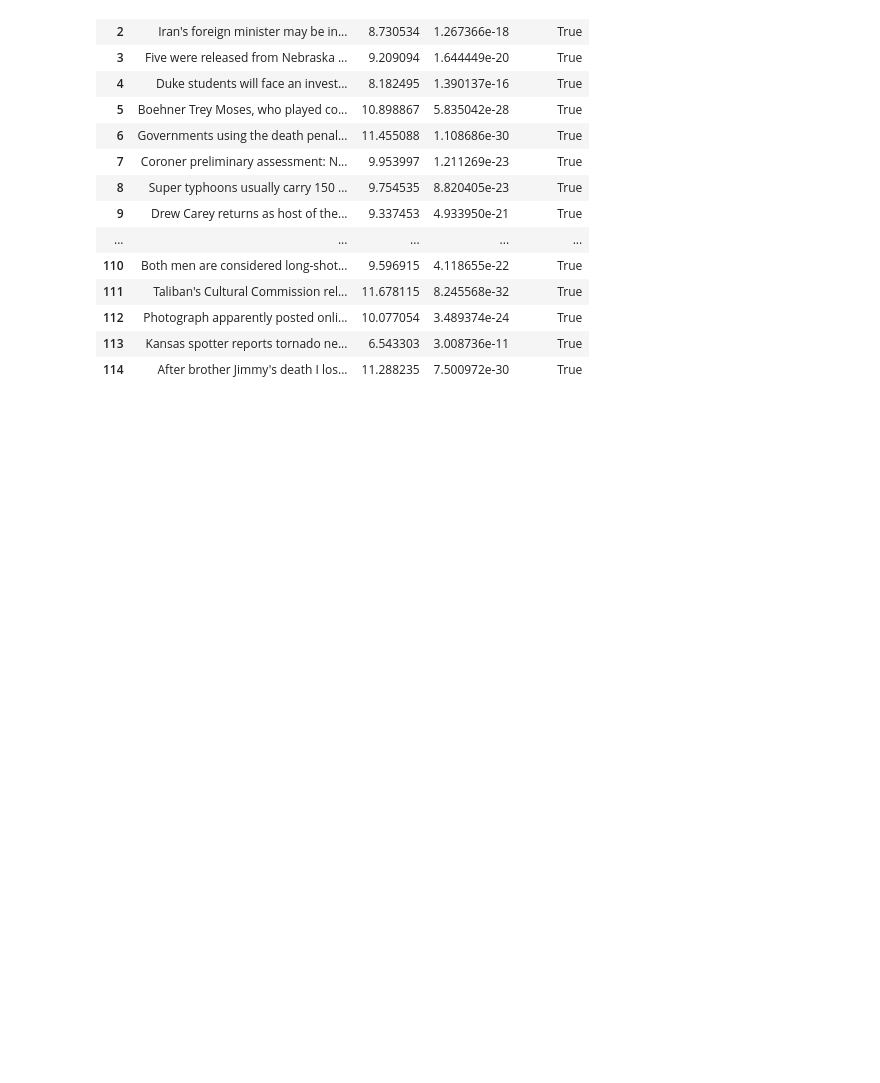
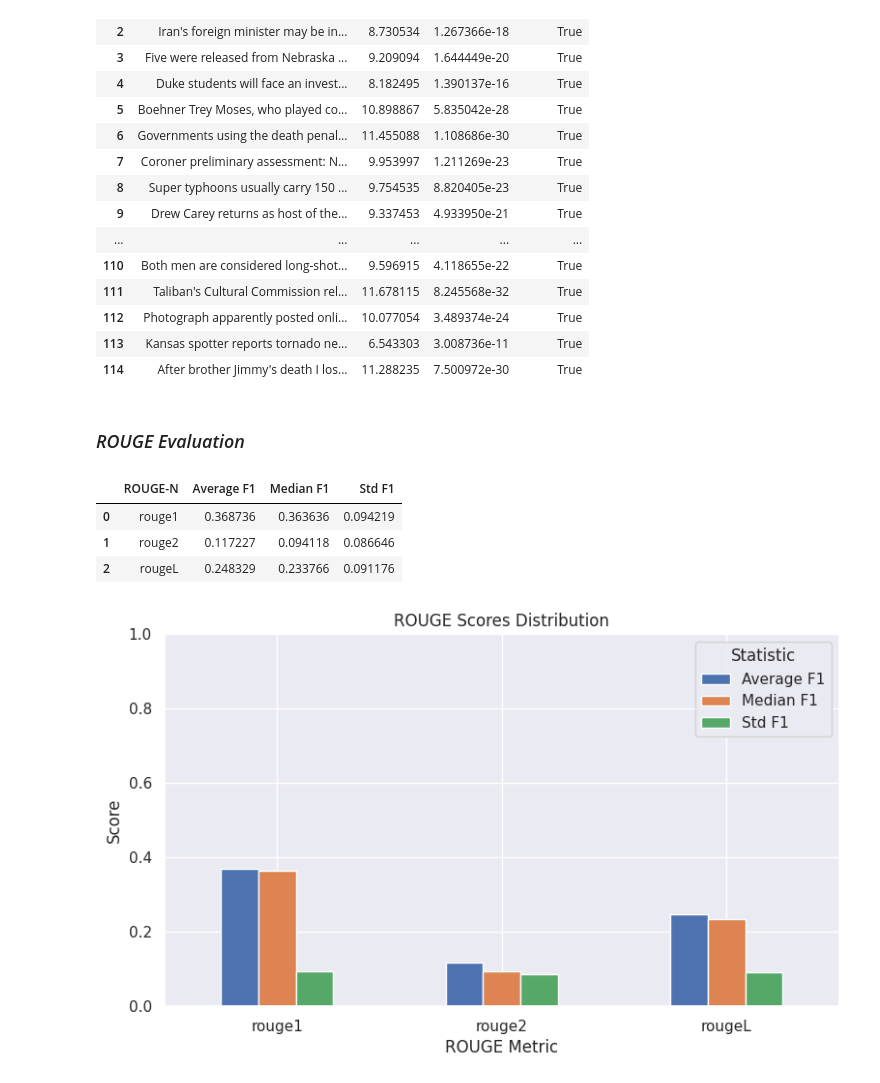
Before and after one commit to arman-hk/watermarking-sum, a Jupyter notebook: watermarking.ipynb, the cells around one changed output. Drawn from its saved outputs; the diff is of its cells as text; code cells hidden in the pictures; blank space fills up the shorter version.

```diff
--- a/watermarking.ipynb
+++ b/watermarking.ipynb
@@ -427,3 +433,55 @@ display(results_df)
 | 112 | Photograph apparently posted onli... | 10.077054 | 3.489374e-24 | True |
 | 113 | Kansas spotter reports tornado ne... | 6.543303 | 3.008736e-11 | True |
 | 114 | After brother Jimmy's death I los... | 11.288235 | 7.500972e-30 | True |
+# %% [markdown]
+### *ROUGE Evaluation*
+# %%
+reference_summaries = []
+
+for i in range(115):
+    article = dataset[i]["article"]
+    tokenized_input = tokenizer([article], max_length=1024, return_tensors="pt", truncation=True)
+
+    standard_summary_ids = model.generate(
+        tokenized_input["input_ids"],
+        max_length=150,
+        min_length=40,
+        length_penalty=2.0,
+        num_beams=4
+    )
+    standard_summary = tokenizer.batch_decode(standard_summary_ids, skip_special_tokens=True, clean_up_tokenization_spaces=False)[0]
+
+    reference_summaries.append(standard_summary)
+# %%
+from rouge_score import rouge_scorer
+
+watermarked_summaries = results_df["summary"].tolist()
+
+scorer = rouge_scorer.RougeScorer(["rouge1", "rouge2", "rougeL"], use_stemmer=True)
+rouge_scores = [scorer.score(ref, gen) for ref, gen in zip(reference_summaries, watermarked_summaries)]
+
+rouge_stats = {
+    "ROUGE-N": ["rouge1", "rouge2", "rougeL"],
+    "Average F1": [np.mean([score[rouge].fmeasure for score in rouge_scores]) for rouge in ["rouge1", "rouge2", "rougeL"]],
+    "Median F1": [np.median([score[rouge].fmeasure for score in rouge_scores]) for rouge in ["rouge1", "rouge2", "rougeL"]],
+    "Std F1": [np.std([score[rouge].fmeasure for score in rouge_scores]) for rouge in ["rouge1", "rouge2", "rougeL"]]
+}
+
+rouge_df = pd.DataFrame(rouge_stats)
+rouge_df
+# %% [output]
+|  | ROUGE-N | Average F1 | Median F1 | Std F1 |
+| 0 | rouge1 | 0.368736 | 0.363636 | 0.094219 |
+| 1 | rouge2 | 0.117227 | 0.094118 | 0.086646 |
+| 2 | rougeL | 0.248329 | 0.233766 | 0.091176 |
+# %%
+sns.set(style="darkgrid")
+rouge_df.set_index("ROUGE-N").iloc[:, :3].plot(kind="bar", figsize=(9, 5), ylim=(0, 1))
+plt.title("ROUGE Scores Distribution")
+plt.xlabel("ROUGE Metric")
+plt.ylabel("Score")
+plt.legend(title="Statistic", labels=["Average F1", "Median F1", "Std F1"])
+plt.xticks(rotation=0)
+plt.show()
+# %% [output]
+[figure, added]
```
Also changed, not shown: parts of 2 cells of this notebook.
